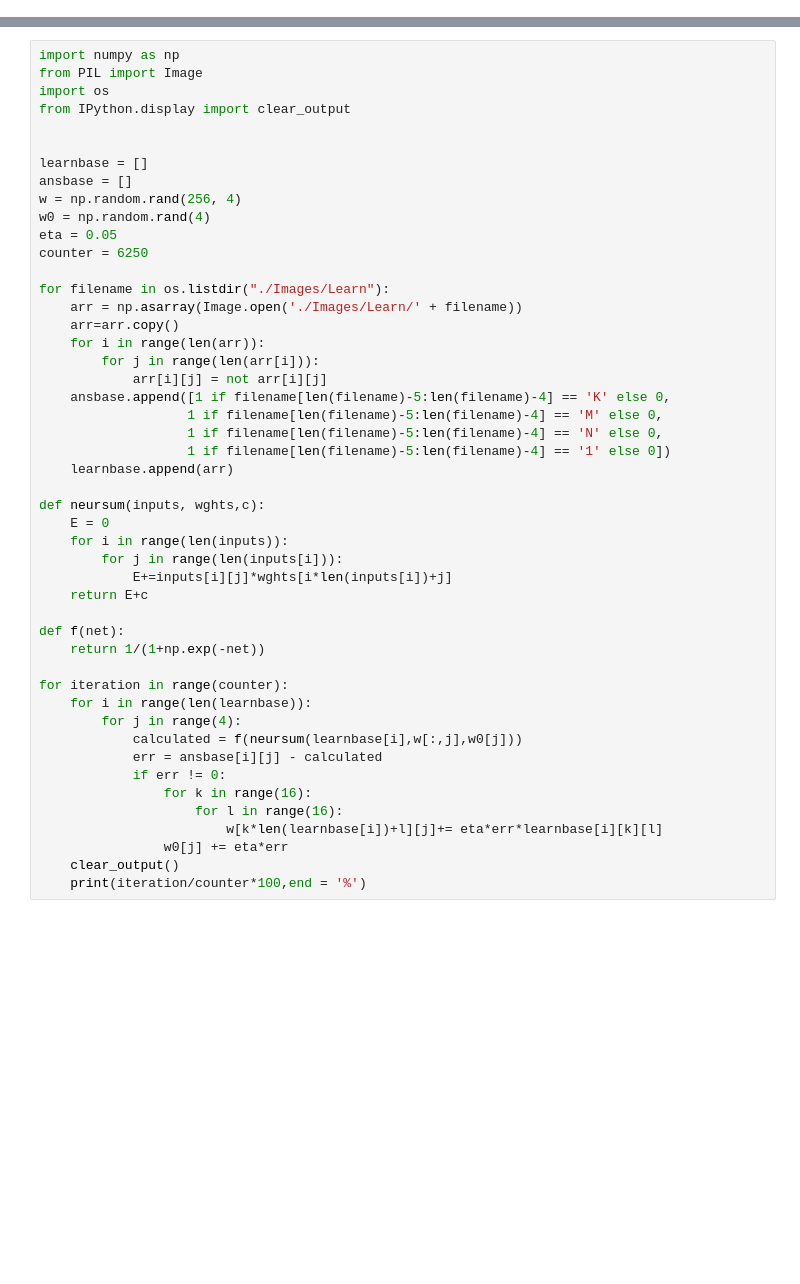
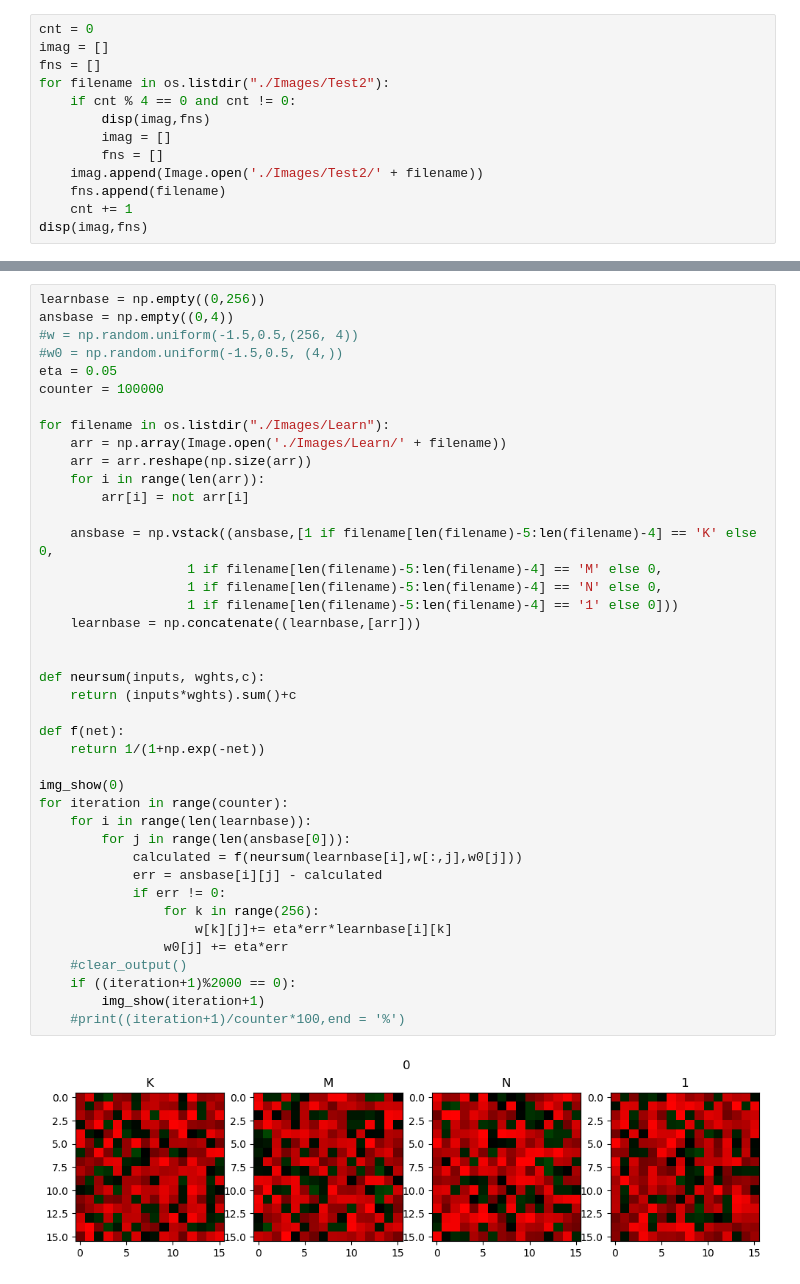
Before and after one commit to SteelBearr/Neural, a Jupyter notebook: Lab1.ipynb, the cells around one changed output, grey strips where cells are left out. Drawn from its saved outputs; the diff is of its cells as text; blank space fills up the shorter version.

```diff
--- a/Lab1.ipynb
+++ b/Lab1.ipynb
@@ -0,0 +60,13 @@
+# %%
+cnt = 0
+imag = []
+fns = []
+for filename in os.listdir("./Images/Test2"):
+    if cnt % 4 == 0 and cnt != 0:
+        disp(imag,fns)
+        imag = []
+        fns = []
+    imag.append(Image.open('./Images/Test2/' + filename))
+    fns.append(filename)
+    cnt += 1
+disp(imag,fns)
@@ -1,49 +108,43 @@
 # %%
-import numpy as np
-from PIL import Image
-import os
-from IPython.display import clear_output
+learnbase = np.empty((0,256))
+ansbase = np.empty((0,4))
+#w = np.random.uniform(-1.5,0.5,(256, 4))
+#w0 = np.random.uniform(-1.5,0.5, (4,))
+eta = 0.05
+counter = 100000
+
+for filename in os.listdir("./Images/Learn"):
+    arr = np.array(Image.open('./Images/Learn/' + filename))
+    arr = arr.reshape(np.size(arr))
+    for i in range(len(arr)):
+        arr[i] = not arr[i]
+
+    ansbase = np.vstack((ansbase,[1 if filename[len(filename)-5:len(filename)-4] == 'K' else 0,
+                   1 if filename[len(filename)-5:len(filename)-4] == 'M' else 0,
+                   1 if filename[len(filename)-5:len(filename)-4] == 'N' else 0,
+                   1 if filename[len(filename)-5:len(filename)-4] == '1' else 0]))
+    learnbase = np.concatenate((learnbase,[arr]))
 
 
-learnbase = []
-ansbase = []
-w = np.random.rand(256, 4)
-w0 = np.random.rand(4)
-eta = 0.05
-counter = 6250
-
-for filename in os.listdir("./Images/Learn"):
-    arr = np.asarray(Image.open('./Images/Learn/' + filename))
-    arr=arr.copy()
-    for i in range(len(arr)):
-        for j in range(len(arr[i])):
-            arr[i][j] = not arr[i][j]
-    ansbase.append([1 if filename[len(filename)-5:len(filename)-4] == 'K' else 0,
-                   1 if filename[len(filename)-5:len(filename)-4] == 'M' else 0,
-                   1 if filename[len(filename)-5:len(filename)-4] == 'N' else 0,
-                   1 if filename[len(filename)-5:len(filename)-4] == '1' else 0])
-    learnbase.append(arr)
-
 def neursum(inputs, wghts,c):
-    E = 0
-    for i in range(len(inputs)):
-        for j in range(len(inputs[i])):
-            E+=inputs[i][j]*wghts[i*len(inputs[i])+j]
-    return E+c
+    return (inputs*wghts).sum()+c
 
 def f(net):
     return 1/(1+np.exp(-net))
 
+img_show(0)
 for iteration in range(counter):
     for i in range(len(learnbase)):
-        for j in range(4):
+        for j in range(len(ansbase[0])):
             calculated = f(neursum(learnbase[i],w[:,j],w0[j]))
             err = ansbase[i][j] - calculated
             if err != 0:
-                for k in range(16):
-                    for l in range(16):
-                        w[k*len(learnbase[i])+l][j]+= eta*err*learnbase[i][k][l]
+                for k in range(256):
+                    w[k][j]+= eta*err*learnbase[i][k]
                 w0[j] += eta*err
-    clear_output()
-    print(iteration/counter*100,end = '%')
+    #clear_output()
+    if ((iteration+1)%2000 == 0):
+        img_show(iteration+1)
+    #print((iteration+1)/counter*100,end = '%')
 # %% [output]
+[figure, added]
```
Also changed, not shown: parts of 21 cells of this notebook, 2 other files.
